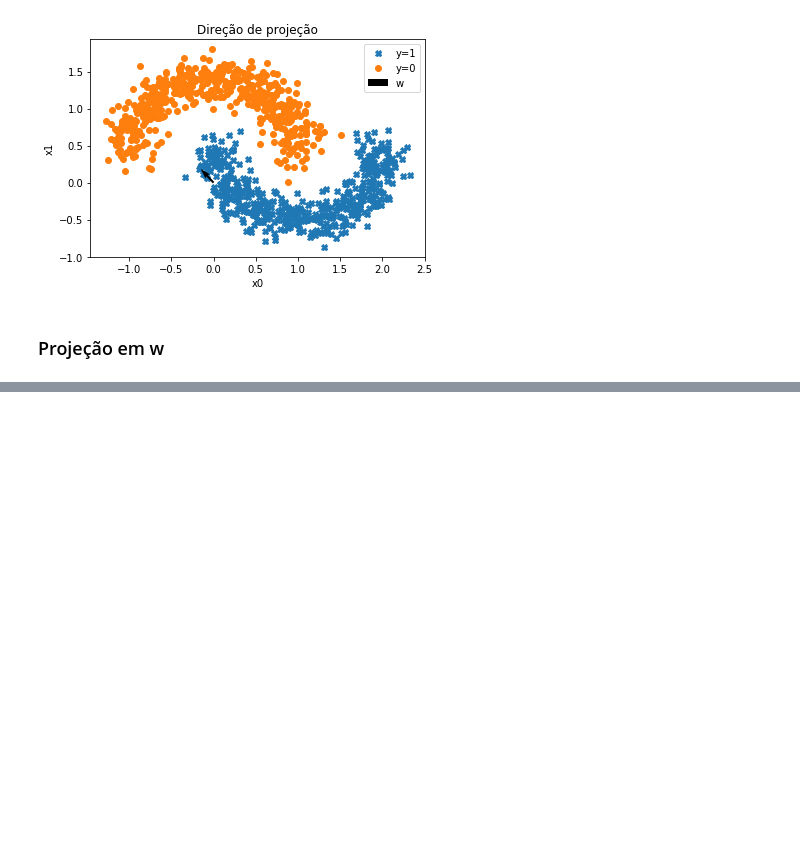
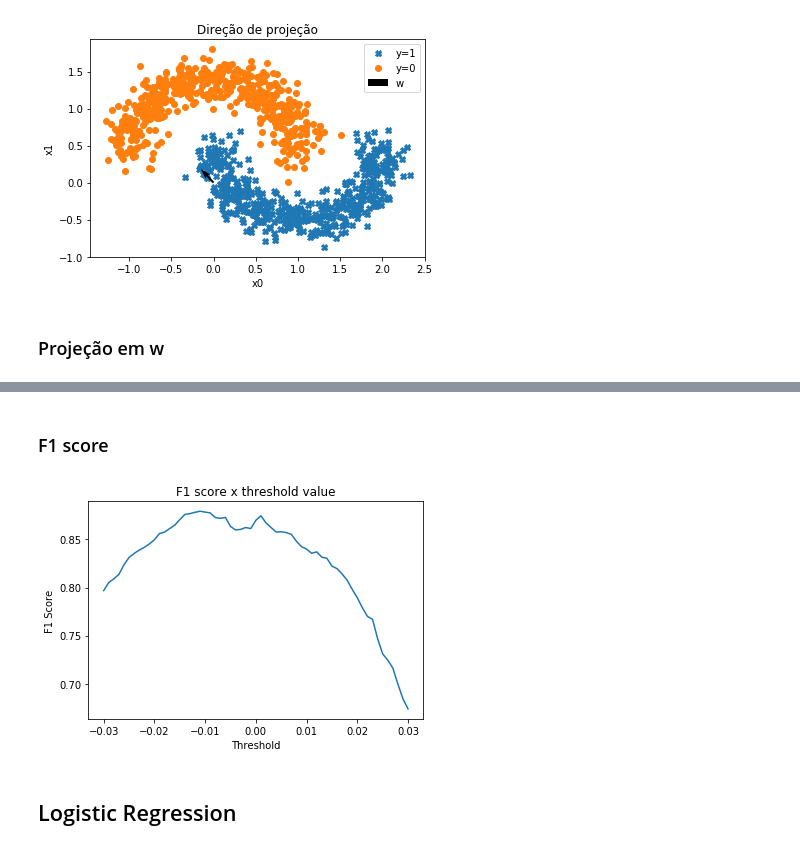
Before and after one commit to RafaelGoncalves8/machine-learning, a Jupyter notebook: 2-linear-classification/deliver/EFC2 - Linear classificartion.ipynb, the cells around one changed output, grey strips where cells are left out. Saved outputs shown, nothing was run; the diff lists cells and outputs as text; code cells hidden in the pictures; blank space fills up the shorter version.

Commit message:
Done ploting ROC and F1-score for logistic regression.

```diff
--- a/2-linear-classification/deliver/EFC2 - Linear classificartion.ipynb
+++ b/2-linear-classification/deliver/EFC2 - Linear classificartion.ipynb
@@ -134,12 +132,13 @@ plt.show()
 # %%
-def fischer(X, W, thres):
-    out = proj(X, W)
-    return np.array([1 if e<thres else 0 for e in out])
+def decision(X, w, thres, model):
+    out = model(X, w)
+    return np.array([1 if e > thres else 0 for e in out])
 # %%
-def roc_curve(X, y, w, thres_v):
+def roc_curve(X, y, w, thres_v, model):
     roc = []
+    f1_v = []
     for t in thres_v:
-        out = fischer(X, w, t)
+        out = decision(X, w, t, model)
         tp = fp = tn = fn = 0
         for i, e in enumerate(out):
             if e:
@@ -154,7 +153,8 @@ def roc_curve(X, y, w, thres_v):
                     tn += 1
         tpr = tp/(tp+fn)
         fpr = fp/(fp+tn)
-        #print((tp+tn)/(tp+tn+fp+fn))
+        f1 = 2*tp/(2*tp + fn + fp)
+        f1_v.append([t, f1])
         roc.append([fpr, tpr])
-    return np.array(roc)
+    return np.array(roc), np.array(f1_v)
 # %%
@@ -174,0 +175,13 @@ plt.show()
+# %% [markdown]
+### F1 score
+# %%
+plt.plot(f1[:,0], f1[:,1], 'C0-')
+plt.title("F1 score x threshold value")
+plt.ylabel('F1 Score')
+plt.xlabel('Threshold')
+plt.savefig(os.path.join(image_dir, 'f1.png'), bbox_inches='tight')
+plt.show()
+# %% [output]
+[figure, added]
+# %% [markdown]
+## Logistic Regression
```
Also changed, not shown: parts of 19 cells of this notebook, 8 other files.
